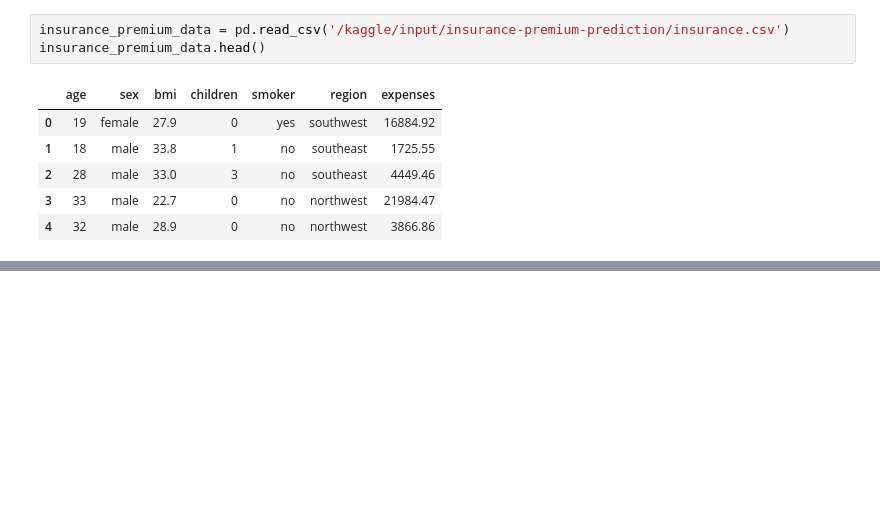
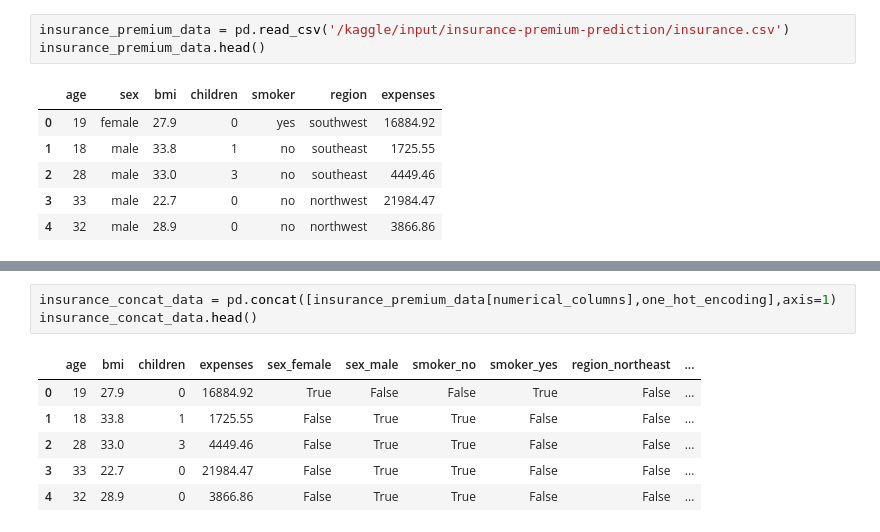
Before and after one commit to SaiMounicaGudimella/Insurance-Premium-Prediction, a Jupyter notebook: insurance-premium-prediction.ipynb, the cells around one changed output, grey strips where cells are left out. Cells and saved outputs as stored; diff of their text form; blank space fills up the shorter version.

```diff
--- a/insurance-premium-prediction.ipynb
+++ b/insurance-premium-prediction.ipynb
@@ -20,0 +90,10 @@ insurance_premium_data.head()
+# %%
+insurance_concat_data = pd.concat([insurance_premium_data[numerical_columns],one_hot_encoding],axis=1)
+insurance_concat_data.head()
+# %% [output]
+|  | age | bmi | children | expenses | sex_female | sex_male | smoker_no | smoker_yes | region_northeast | ... |
+| 0 | 19 | 27.9 | 0 | 16884.92 | True | False | False | True | False | ... |
+| 1 | 18 | 33.8 | 1 | 1725.55 | False | True | True | False | False | ... |
+| 2 | 28 | 33.0 | 3 | 4449.46 | False | True | True | False | False | ... |
+| 3 | 33 | 22.7 | 0 | 21984.47 | False | True | True | False | False | ... |
+| 4 | 32 | 28.9 | 0 | 3866.86 | False | True | True | False | False | ... |
```
Also changed, not shown: parts of 16 cells of this notebook.
